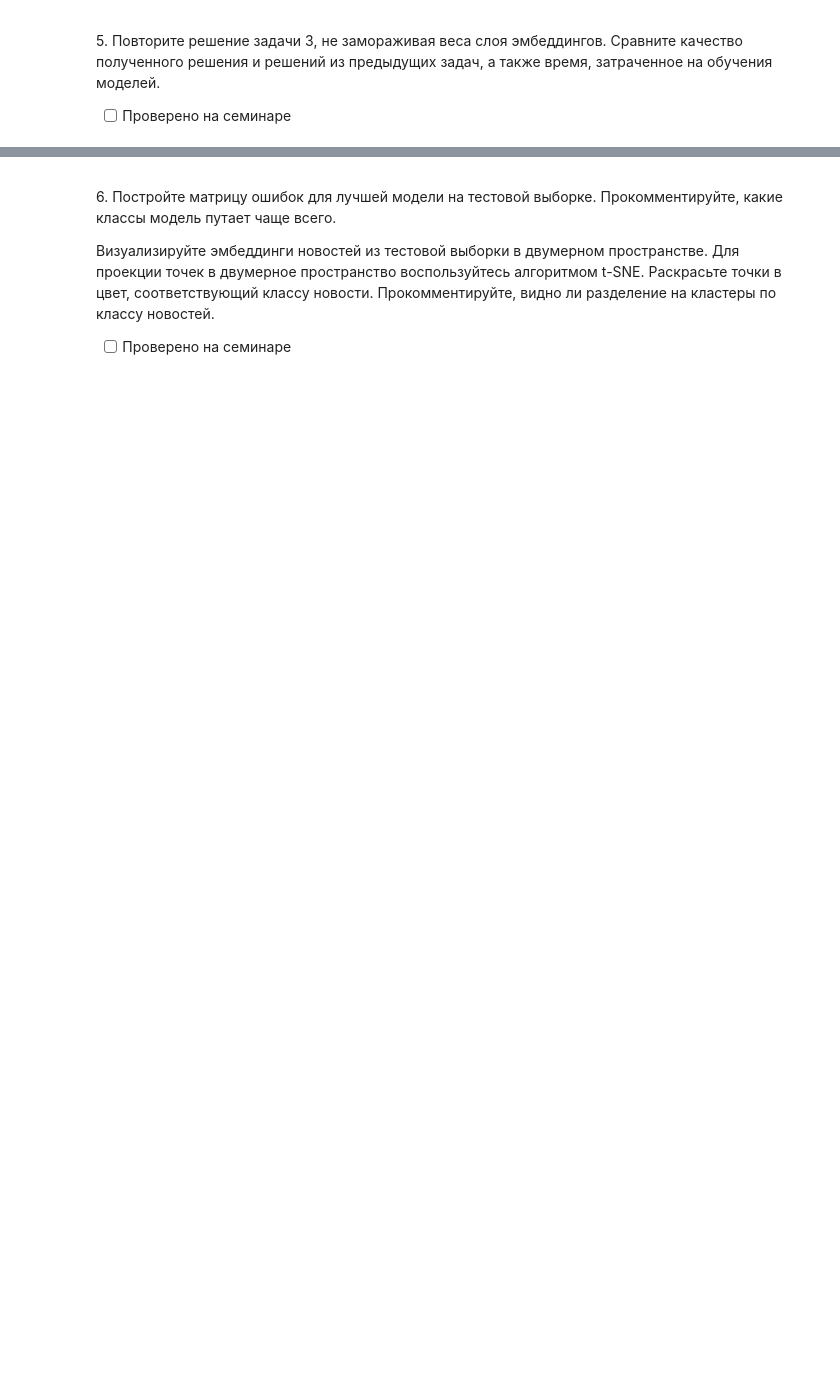
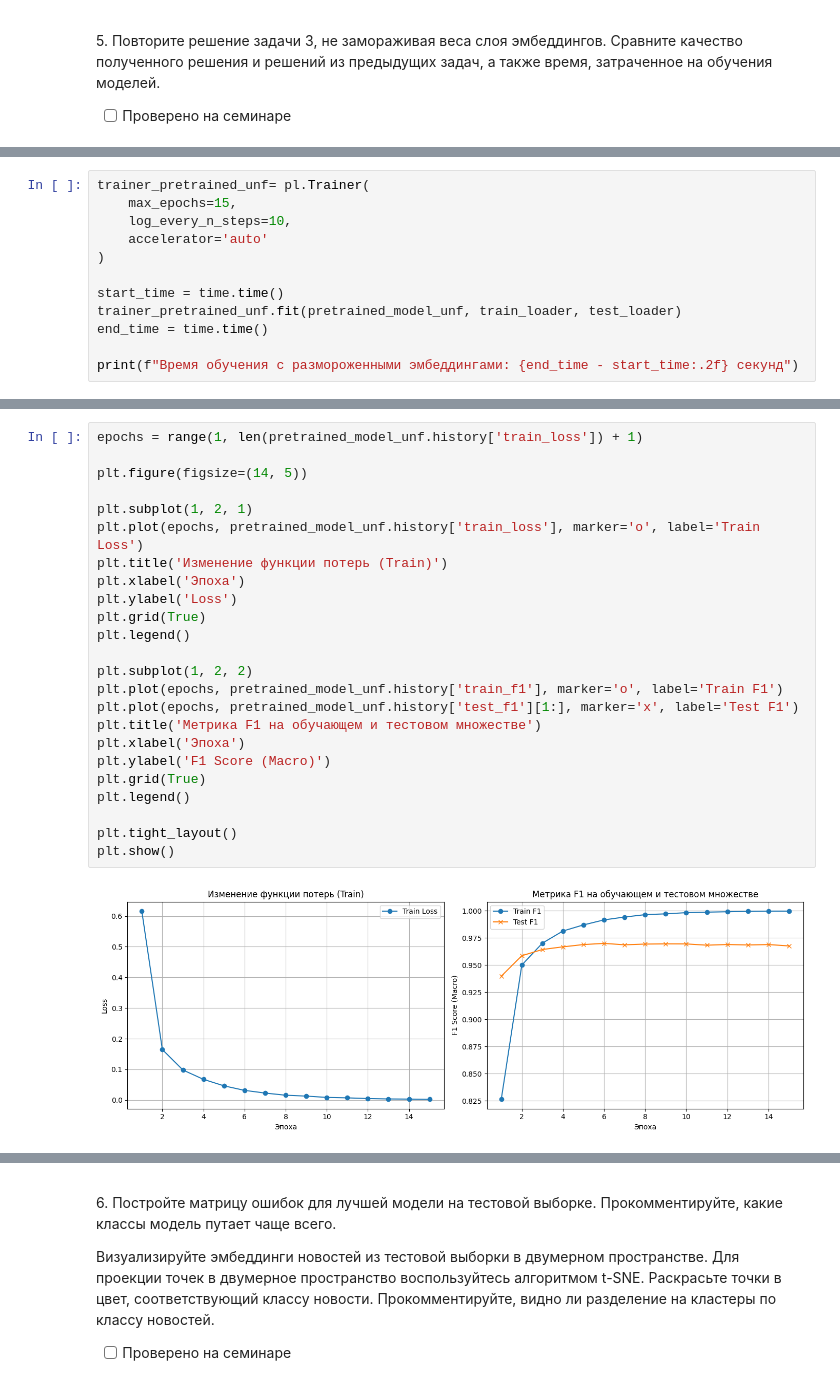
Before and after one commit to Ackrome/FU, a Jupyter notebook: Course_3/NLP/02_embeddings/02_3_embeddings_for_text_classification.ipynb, the cells around one changed output, grey strips where cells are left out. Saved outputs shown, nothing was run; the diff lists cells and outputs as text; blank space fills up the shorter version.

```diff
--- a/Course_3/NLP/02_embeddings/02_3_embeddings_for_text_classification.ipynb
+++ b/Course_3/NLP/02_embeddings/02_3_embeddings_for_text_classification.ipynb
@@ -300,0 +689,12 @@ print(f"Классы: {train_dataset.label2id}")
+# %%
+trainer_pretrained_unf= pl.Trainer(
+    max_epochs=15,
+    log_every_n_steps=10,
+    accelerator='auto'
+)
+
+start_time = time.time()
+trainer_pretrained_unf.fit(pretrained_model_unf, train_loader, test_loader)
+end_time = time.time()
+
+print(f"Время обучения с размороженными эмбеддингами: {end_time - start_time:.2f} секунд")
@@ -300,0 +725,26 @@ print(f"Классы: {train_dataset.label2id}")
+# %%
+epochs = range(1, len(pretrained_model_unf.history['train_loss']) + 1)
+
+plt.figure(figsize=(14, 5))
+
+plt.subplot(1, 2, 1)
+plt.plot(epochs, pretrained_model_unf.history['train_loss'], marker='o', label='Train Loss')
+plt.title('Изменение функции потерь (Train)')
+plt.xlabel('Эпоха')
+plt.ylabel('Loss')
+plt.grid(True)
+plt.legend()
+
+plt.subplot(1, 2, 2)
+plt.plot(epochs, pretrained_model_unf.history['train_f1'], marker='o', label='Train F1')
+plt.plot(epochs, pretrained_model_unf.history['test_f1'][1:], marker='x', label='Test F1')
+plt.title('Метрика F1 на обучающем и тестовом множестве')
+plt.xlabel('Эпоха')
+plt.ylabel('F1 Score (Macro)')
+plt.grid(True)
+plt.legend()
+
+plt.tight_layout()
+plt.show()
+# %% [output]
+[figure, added]
```
Also changed, not shown: parts of 28 cells of this notebook, 6 other files.
